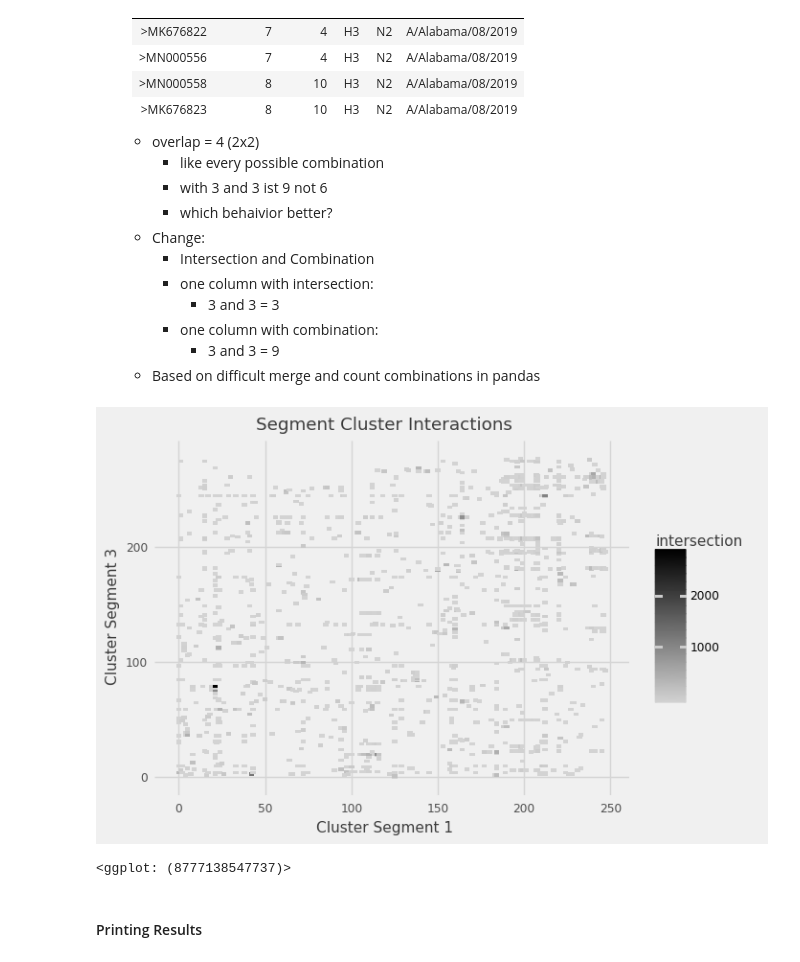
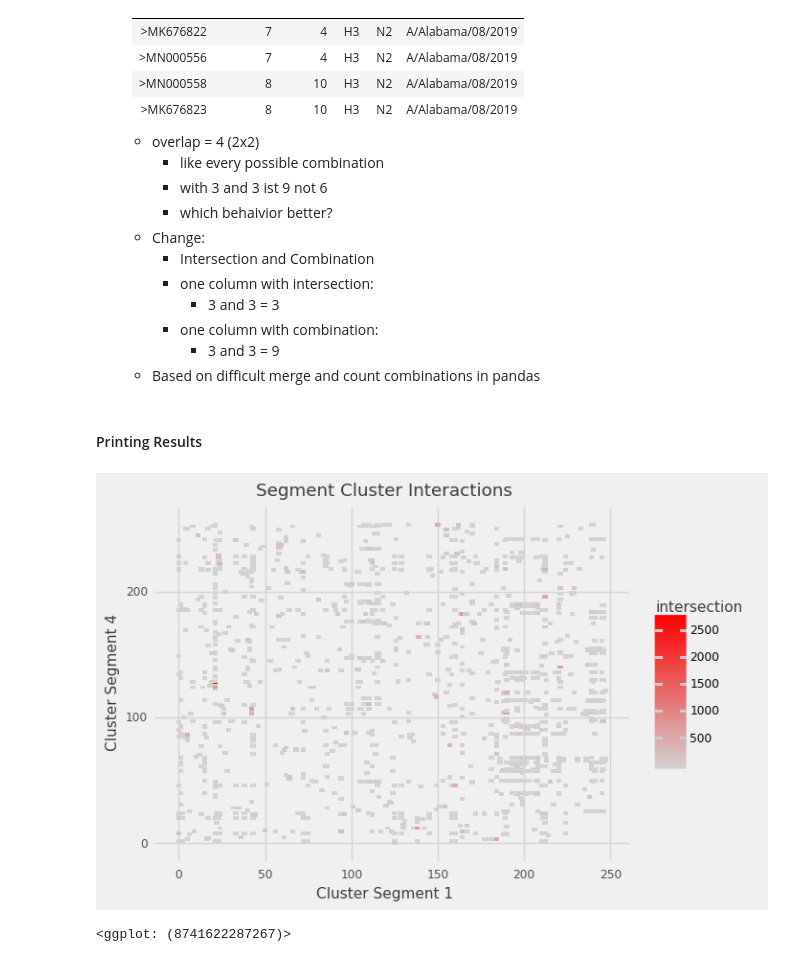
Before and after one commit to ahenoch/Masterthesis, a Jupyter notebook: Masterthesis.ipynb, the cells around one changed output. Drawn from its saved outputs; the diff is of its cells as text; code cells hidden in the pictures.

Commit message:
change interaction graph layout

```diff
--- a/Masterthesis.ipynb
+++ b/Masterthesis.ipynb
@@ -601,9 +606,9 @@ information.to_csv('information.csv', index=True, header=True, sep=',', mode='w'
 # %%
 ############# RESUME ##############
 
-#cluster = pd.read_csv('cluster.csv', sep = ',', na_filter = False, header = 0, index_col = 0)
-#parameter = pd.read_csv('parameter.csv', sep = ',', na_filter = False, header = 0, index_col = 0)
-#information = pd.read_csv('information.csv', sep = ',', na_filter = False, header = 0, index_col = 0)
+cluster = pd.read_csv('cluster.csv', sep = ',', na_filter = False, header = 0, index_col = 0)
+parameter = pd.read_csv('parameter.csv', sep = ',', na_filter = False, header = 0, index_col = 0)
+information = pd.read_csv('information.csv', sep = ',', na_filter = False, header = 0, index_col = 0)
 # %% [markdown]
 ### Interactions
 # %% [markdown]
@@ -622,7 +627,7 @@ def plot_interactions(interaction, x, y):
      )
      #+ geom_bin2d(binwidth = 2.5)
      + geom_tile(aes(fill ="intersection", height = 3, width = 3))
-     + scale_fill_gradient(low="lightgray", high="black", na_value='lightgray')
+     + scale_fill_gradient(low="lightgray", high="red")
      + theme_538()
     )
 
@@ -679,8 +684,3 @@ merge['intersection'] = merge.loc[:, ['size_x', 'size_y']].min(axis=1)
 merge['combinations'] = merge.loc[:, ['size_x', 'size_y']].prod(axis=1)
 #merge.query('segment_x == 1 & segment_y == 3', inplace=True)
 interaction = merge.groupby(['segment_x', 'segment_y', 'cluster_x', 'cluster_y']).sum()[['combinations', 'intersection']].reset_index()
-# %%
-plot_interactions(interaction, 1, 3)
-# %% [output]
-[figure, removed]
-<ggplot: (8777138547737)>
@@ -701,2 +687,7 @@ plot_interactions(interaction, 1, 3)
 # %% [markdown]
 #### Printing Results
+# %%
+plot_interactions(interaction, 1, 4)
+# %% [output]
+[figure, added]
+<ggplot: (8741622287267)>
```
Also changed, not shown: parts of 5 cells of this notebook.
